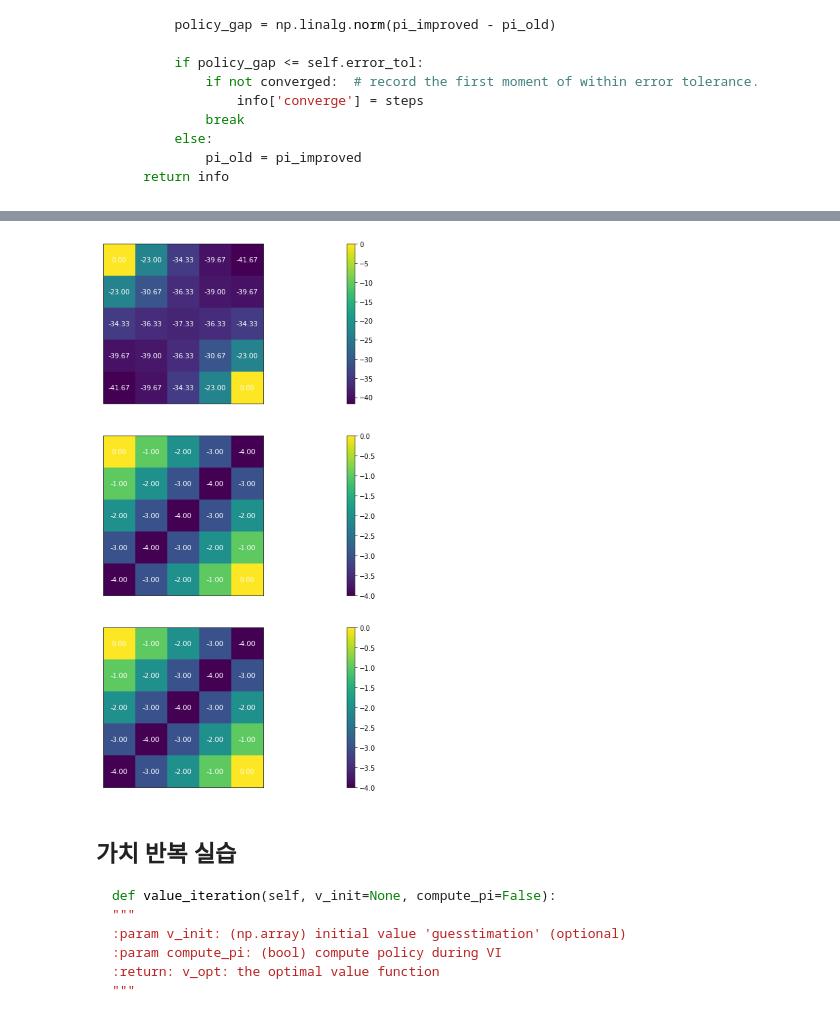
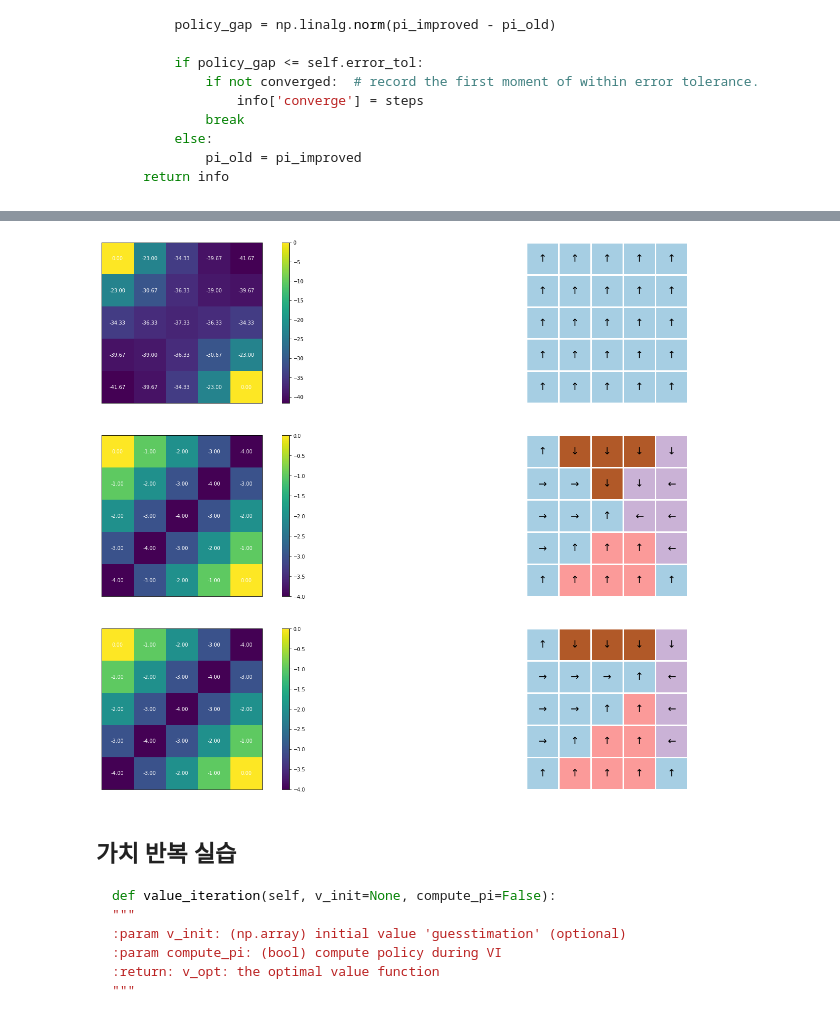
Before and after one commit to greenmonn/rl-playground, a Jupyter notebook: [DP 03] Tensorized DP - Policy iteration, Value iteration.ipynb, the cells around one changed output, grey strips where cells are left out. Drawn from its saved outputs; the diff is of its cells as text; code cells hidden in the pictures.

Commit message:
Add policy visualization

```diff
--- a/[DP 03] Tensorized DP - Policy iteration, Value iteration.ipynb
+++ b/[DP 03] Tensorized DP - Policy iteration, Value iteration.ipynb
@@ -72,13 +73,16 @@ Wall time: 6 ms
 # %%
-figsize_mul = 15
+figsize_mul = 10
 steps = info_pi['converge']
 
-fig, ax = plt.subplots(steps,1, figsize=(steps*figsize_mul,
-                                         figsize_mul))
+fig, ax = plt.subplots(nrows=steps, ncols=2, figsize=(steps * figsize_mul,
+                                         figsize_mul * 2))
+
+
 for i in range(steps):
-    visualize_value_function(ax[i],info_pi['v'][i], nx, ny)
+    visualize_value_function(ax[i][0],info_pi['v'][i], nx, ny)
+    visualize_policy(ax[i][1], info_pi['pi'][i], nx, ny)
 # %% [output]
-[figure, old version]
+[figure, new version]
 # %% [markdown]
 ## 가치 반복 실습
 
```
Also changed, not shown: parts of 4 cells of this notebook, 1 other file.
